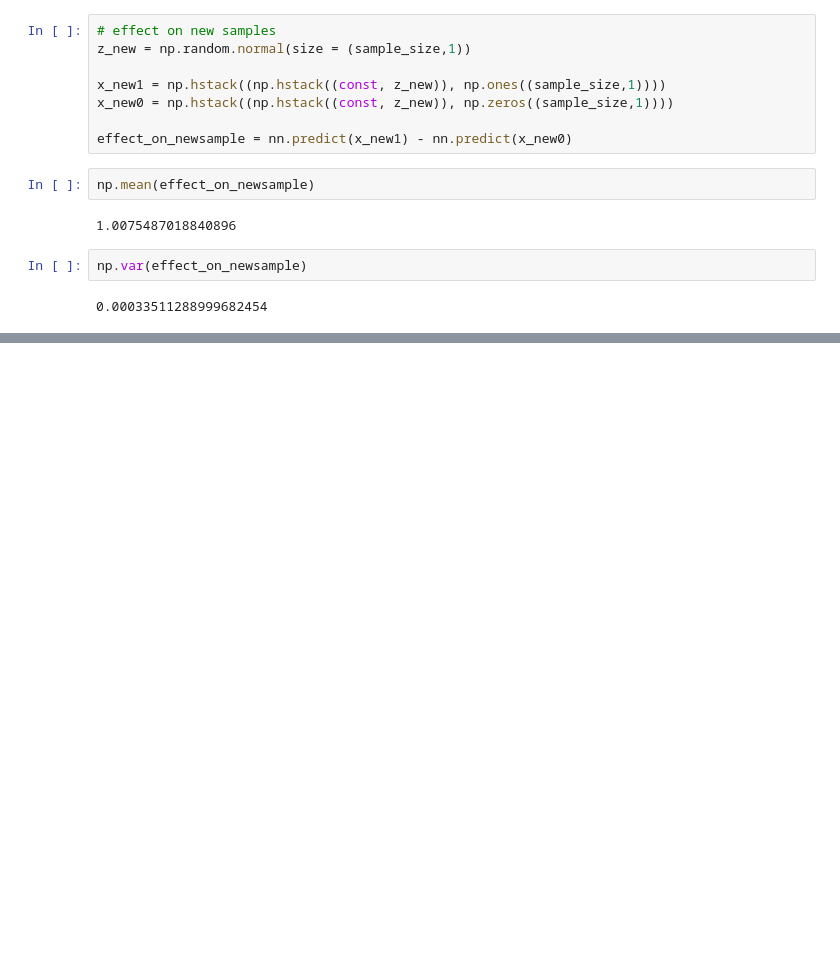
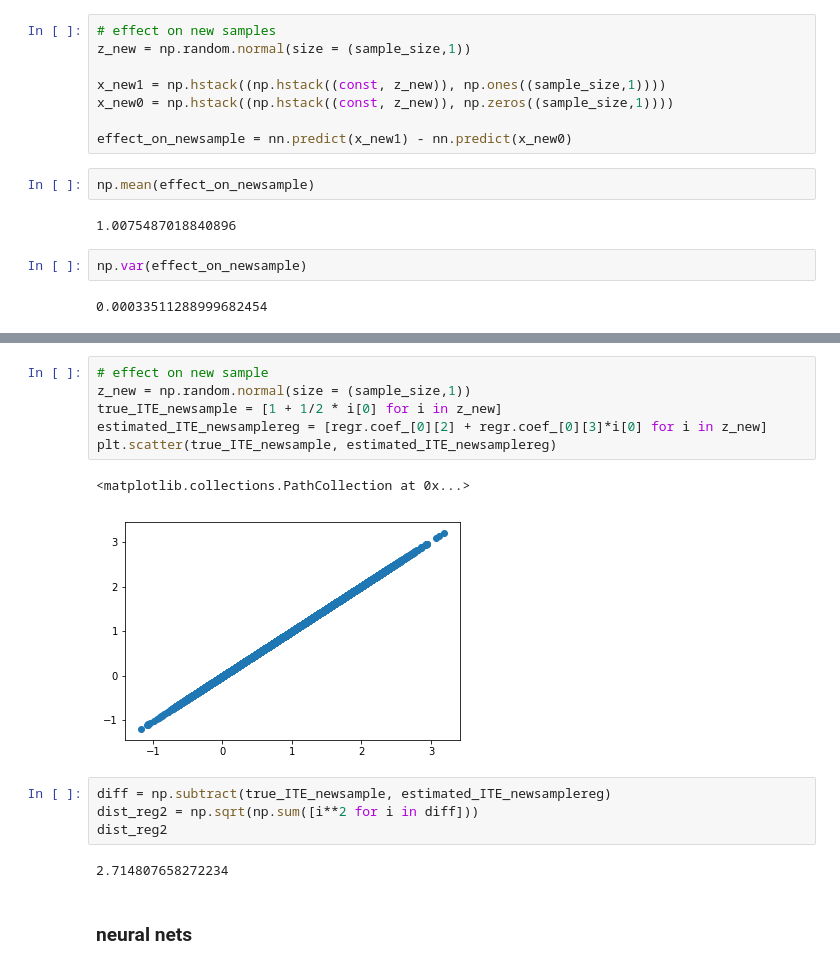
Before and after one commit to keiikegami/HeteroTreatment, a Jupyter notebook: simulation.ipynb, the cells around one changed output, grey strips where cells are left out. Cells and saved outputs as stored; diff of their text form; blank space fills up the shorter version.

```diff
--- a/simulation.ipynb
+++ b/simulation.ipynb
@@ -102,0 +156,17 @@ This specification include the cross terms in the true model.
+# %%
+# effect on new sample
+z_new = np.random.normal(size = (sample_size,1))
+true_ITE_newsample = [1 + 1/2 * i[0] for i in z_new]
+estimated_ITE_newsamplereg = [regr.coef_[0][2] + regr.coef_[0][3]*i[0] for i in z_new]
+plt.scatter(true_ITE_newsample, estimated_ITE_newsamplereg)
+# %% [output]
+<matplotlib.collections.PathCollection at 0x...>
+[figure, added]
+# %%
+diff = np.subtract(true_ITE_newsample, estimated_ITE_newsamplereg)
+dist_reg2 = np.sqrt(np.sum([i**2 for i in diff]))
+dist_reg2
+# %% [output]
+2.714807658272234
+# %% [markdown]
+### neural nets
```
Also changed, not shown: parts of 17 cells of this notebook.
